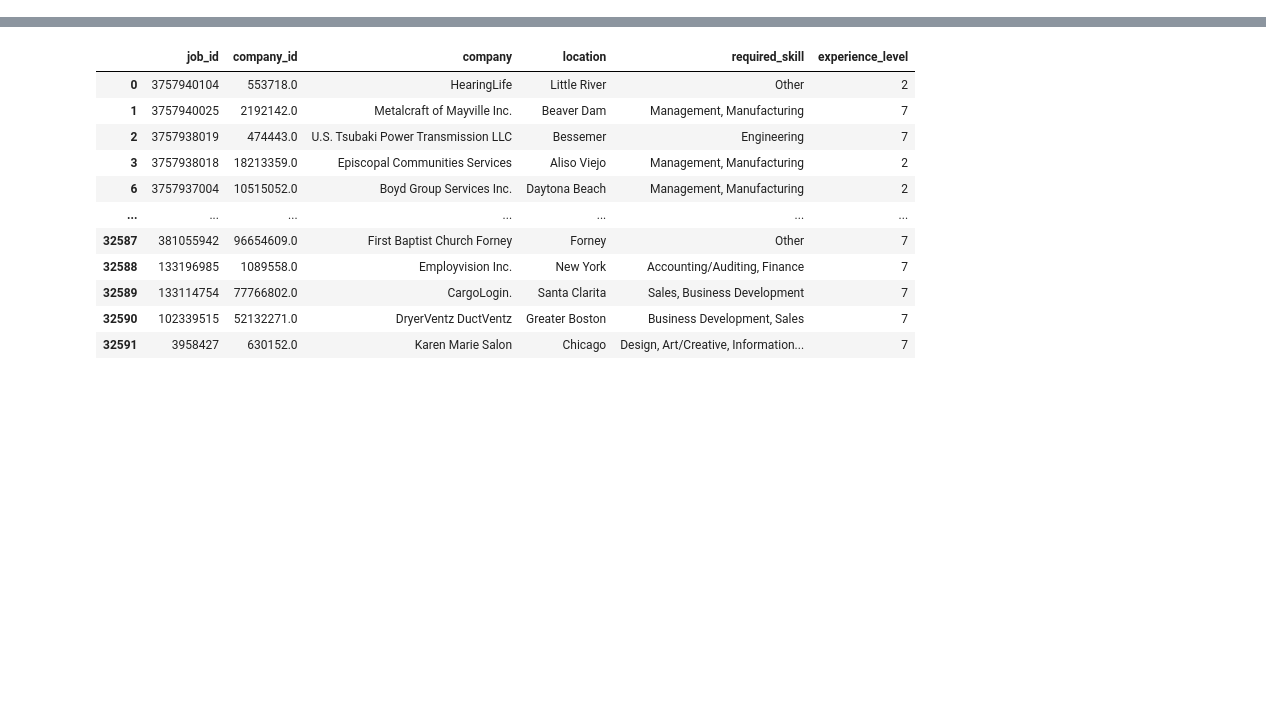
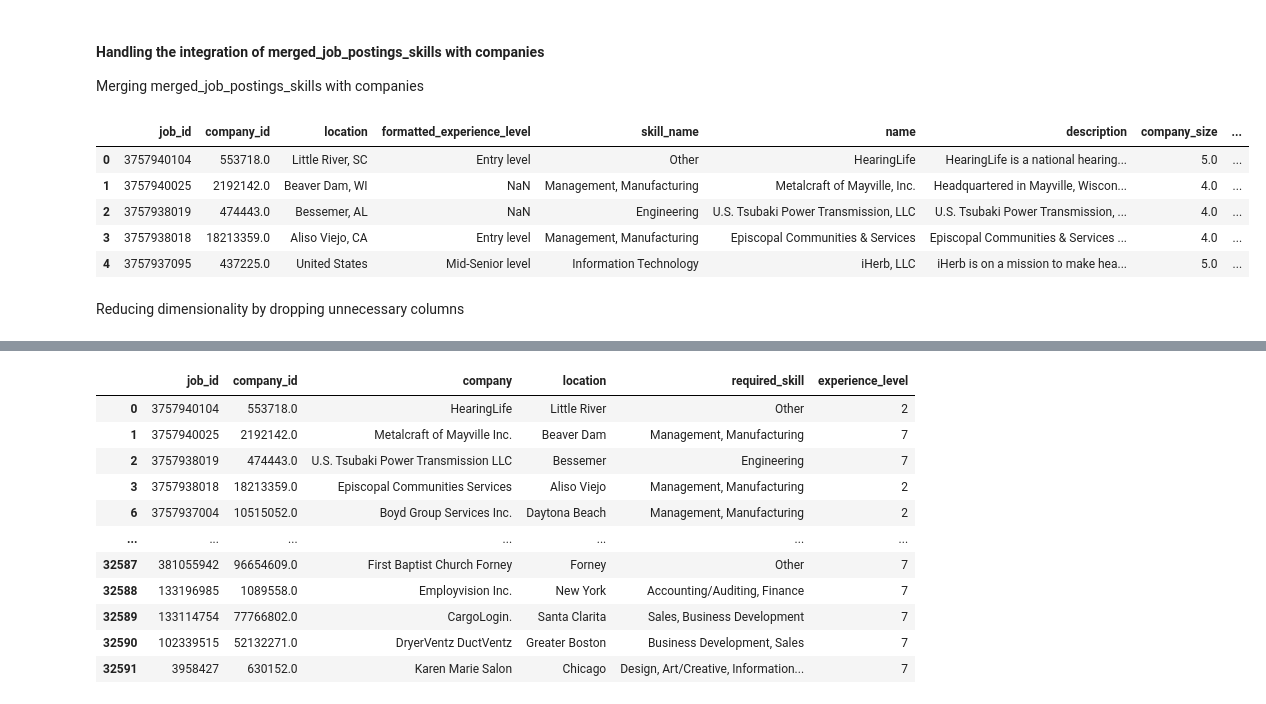
Before and after one commit to FlorianHalimi/LinkedIn-Job-Analysis-Data-Preprocessing-Visualization, a Jupyter notebook: data_preprocessing.ipynb, the cells around one changed output, grey strips where cells are left out. Drawn from its saved outputs; the diff is of its cells as text; code cells hidden in the pictures; blank space fills up the shorter version.

```diff
--- a/data_preprocessing.ipynb
+++ b/data_preprocessing.ipynb
@@ -289,0 +104,9 @@ merged_data_cleaned = merged_data_cleaned.sort_values('job_id', ascending=False)
+# %%
+columns_to_drop = ['description', 'max_salary','med_salary','min_salary',
+                   'pay_period', 'applies', 'formatted_work_type', 'remote_allowed',
+                   'job_posting_url','views','title','application_url','application_type',
+                   'expiry','skills_desc','posting_domain','sponsored','original_listed_time',
+                   'work_type','currency','compensation_type','scraped','closed_time','listed_time'
+                   ]
+merged_job_postings_skills= merged_job_postings_skills.drop(columns=columns_to_drop,axis=1)
+merged_job_postings_skills.head()
@@ -289,0 +120,15 @@ merged_data_cleaned = merged_data_cleaned.sort_values('job_id', ascending=False)
+# %% [markdown]
+#### Handling the integration of merged_job_postings_skills with companies
+Merging merged_job_postings_skills with companies
+# %%
+merged_data= pd.merge(merged_job_postings_skills, companies, on='company_id', how='left')
+merged_data.head()
+# %% [output]
+|  | job_id | company_id | location | formatted_experience_level | skill_name | name | description | company_size | ... |
+| 0 | 3757940104 | 553718.0 | Little River, SC | Entry level | Other | HearingLife | HearingLife is a national hearing... | 5.0 | ... |
+| 1 | 3757940025 | 2192142.0 | Beaver Dam, WI | NaN | Management, Manufacturing | Metalcraft of Mayville, Inc. | Headquartered in Mayville, Wiscon... | 4.0 | ... |
+| 2 | 3757938019 | 474443.0 | Bessemer, AL | NaN | Engineering | U.S. Tsubaki Power Transmission, LLC | U.S. Tsubaki Power Transmission, ... | 4.0 | ... |
+| 3 | 3757938018 | 18213359.0 | Aliso Viejo, CA | Entry level | Management, Manufacturing | Episcopal Communities & Services | Episcopal Communities & Services ... | 4.0 | ... |
+| 4 | 3757937095 | 437225.0 | United States | Mid-Senior level | Information Technology | iHerb, LLC | iHerb is on a mission to make hea... | 5.0 | ... |
+# %% [markdown]
+Reducing dimensionality by dropping unnecessary columns
```
Also changed, not shown: parts of 76 cells of this notebook.
